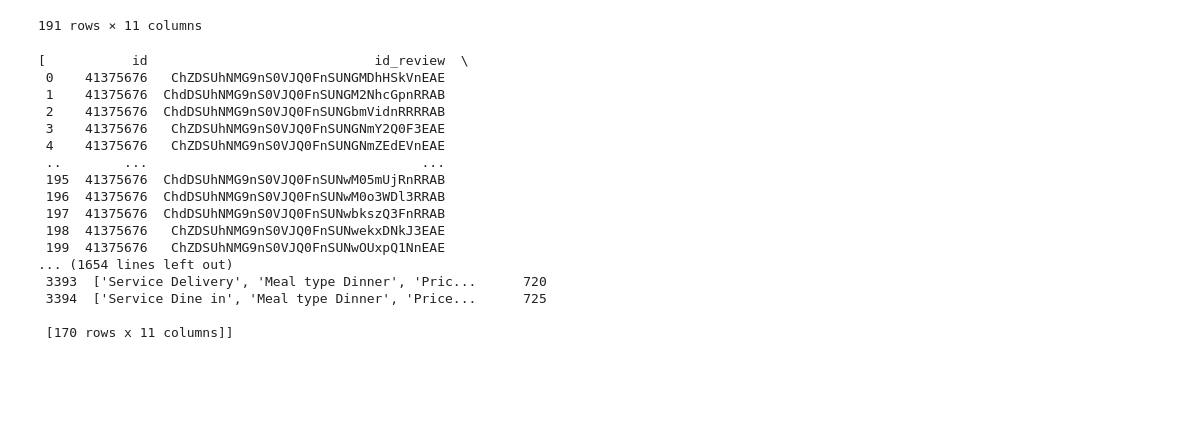
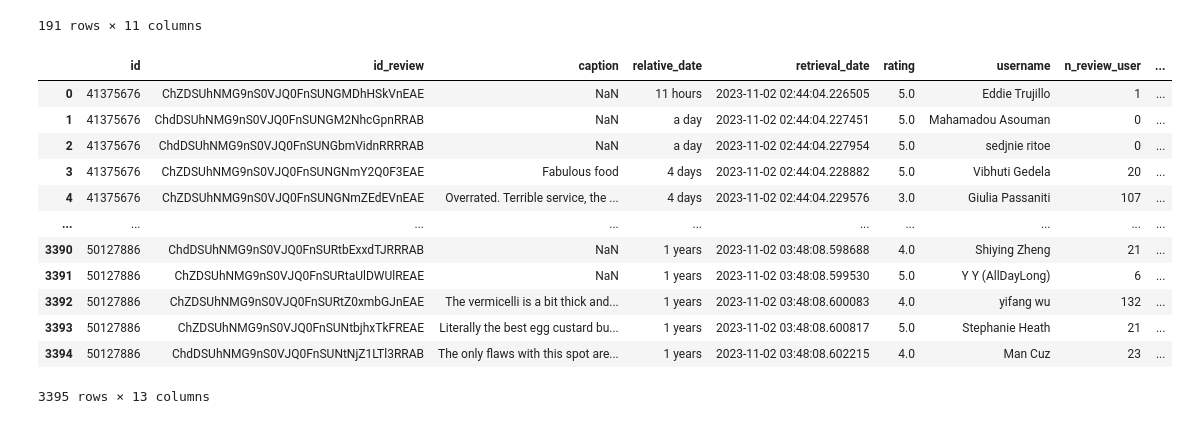
Before and after one commit to Somerville-2023/New-York-health-Inspection-Prediction, a Jupyter notebook: nick-folder/review_work.ipynb, the cells around one changed output. Cells and saved outputs as stored; diff of their text form; code cells hidden in the pictures; blank space fills up the shorter version.

Commit message:
cleaned the review data

```diff
--- a/nick-folder/review_work.ipynb
+++ b/nick-folder/review_work.ipynb
@@ -128,22 +126,41 @@ for restaurant_id in scrape_reviews.id.unique():  # For each restaurant id
     restaurant['new_date'] = new_dates
     dataframes.append(restaurant)
 # %%
-dataframes
+reviews = pd.concat(dataframes)
-# %% [output]
-[           id                             id_review  \
- 0    41375676   ChZDSUhNMG9nS0VJQ0FnSUNGMDhHSkVnEAE
- 1    41375676  ChdDSUhNMG9nS0VJQ0FnSUNGM2NhcGpnRRAB
- 2    41375676  ChdDSUhNMG9nS0VJQ0FnSUNGbmVidnRRRRAB
- 3    41375676   ChZDSUhNMG9nS0VJQ0FnSUNGNmY2Q0F3EAE
- 4    41375676   ChZDSUhNMG9nS0VJQ0FnSUNGNmZEdEVnEAE
- ..        ...                                   ...
- 195  41375676  ChdDSUhNMG9nS0VJQ0FnSUNwM05mUjRnRRAB
- 196  41375676  ChdDSUhNMG9nS0VJQ0FnSUNwM0o3WDl3RRAB
- 197  41375676  ChdDSUhNMG9nS0VJQ0FnSUNwbkszQ3FnRRAB
- 198  41375676   ChZDSUhNMG9nS0VJQ0FnSUNwekxDNkJ3EAE
- 199  41375676   ChZDSUhNMG9nS0VJQ0FnSUNwOUxpQ1NnEAE
-... (1654 lines left out)
- 3393  ['Service Delivery', 'Meal type Dinner', 'Pric...      720
- 3394  ['Service Dine in', 'Meal type Dinner', 'Price...      725
-
- [170 rows x 11 columns]]
+# %%
+reviews.new_date = [re.sub(r'^a', '1', date) if date[0] == 'a' else date for date in reviews.new_date]
+# %%
+new_date = []
+for date in reviews.new_date:
+    #print(date)
+    unit = re.sub(r'[^a-z]', '', date)
+    if 'hour' in unit:
+        new_date.append('1')
+    elif 'day' in unit:
+        new_date.append(re.sub(r'[^0-9]', '', date))
+    elif 'week' in unit:
+        new_date.append(int(re.sub(r'[^0-9]', '', date))*7)
+    elif 'month' in unit:
+        new_date.append(int(re.sub(r'[^0-9]', '', date))*30)
+    else:
+        new_date.append(date)
+
+reviews['newer_dates'] = new_date
+# %%
+reviews['final_date'] = [pd.to_datetime(retrieval_date) - timedelta(days = n) for retrieval_date,n in zip(reviews.retrieval_date, reviews.newer_dates.astype(int))]
+# %%
+reviews
+# %% [output]
+|  | id | id_review | caption | relative_date | retrieval_date | rating | username | n_review_user | ... |
+| 0 | 41375676 | ChZDSUhNMG9nS0VJQ0FnSUNGMDhHSkVnEAE | NaN | 11 hours | 2023-11-02 02:44:04.226505 | 5.0 | Eddie Trujillo | 1 | ... |
+| 1 | 41375676 | ChdDSUhNMG9nS0VJQ0FnSUNGM2NhcGpnRRAB | NaN | a day | 2023-11-02 02:44:04.227451 | 5.0 | Mahamadou Asouman | 0 | ... |
+| 2 | 41375676 | ChdDSUhNMG9nS0VJQ0FnSUNGbmVidnRRRRAB | NaN | a day | 2023-11-02 02:44:04.227954 | 5.0 | sedjnie ritoe | 0 | ... |
+| 3 | 41375676 | ChZDSUhNMG9nS0VJQ0FnSUNGNmY2Q0F3EAE | Fabulous food | 4 days | 2023-11-02 02:44:04.228882 | 5.0 | Vibhuti Gedela | 20 | ... |
+| 4 | 41375676 | ChZDSUhNMG9nS0VJQ0FnSUNGNmZEdEVnEAE | Overrated. Terrible service, the ... | 4 days | 2023-11-02 02:44:04.229576 | 3.0 | Giulia Passaniti | 107 | ... |
+| ... | ... | ... | ... | ... | ... | ... | ... | ... | ... |
+| 3390 | 50127886 | ChdDSUhNMG9nS0VJQ0FnSURtbExxdTJRRRAB | NaN | 1 years | 2023-11-02 03:48:08.598688 | 4.0 | Shiying Zheng | 21 | ... |
+| 3391 | 50127886 | ChZDSUhNMG9nS0VJQ0FnSURtaUlDWUlREAE | NaN | 1 years | 2023-11-02 03:48:08.599530 | 5.0 | Y Y (AllDayLong) | 6 | ... |
+| 3392 | 50127886 | ChZDSUhNMG9nS0VJQ0FnSURtZ0xmbGJnEAE | The vermicelli is a bit thick and... | 1 years | 2023-11-02 03:48:08.600083 | 4.0 | yifang wu | 132 | ... |
+| 3393 | 50127886 | ChZDSUhNMG9nS0VJQ0FnSUNtbjhxTkFREAE | Literally the best egg custard bu... | 1 years | 2023-11-02 03:48:08.600817 | 5.0 | Stephanie Heath | 21 | ... |
+| 3394 | 50127886 | ChdDSUhNMG9nS0VJQ0FnSUNtNjZ1LTl3RRAB | The only flaws with this spot are... | 1 years | 2023-11-02 03:48:08.602215 | 4.0 | Man Cuz | 23 | ... |
+3395 rows × 13 columns
```
Also changed, not shown: parts of 2 cells of this notebook.
